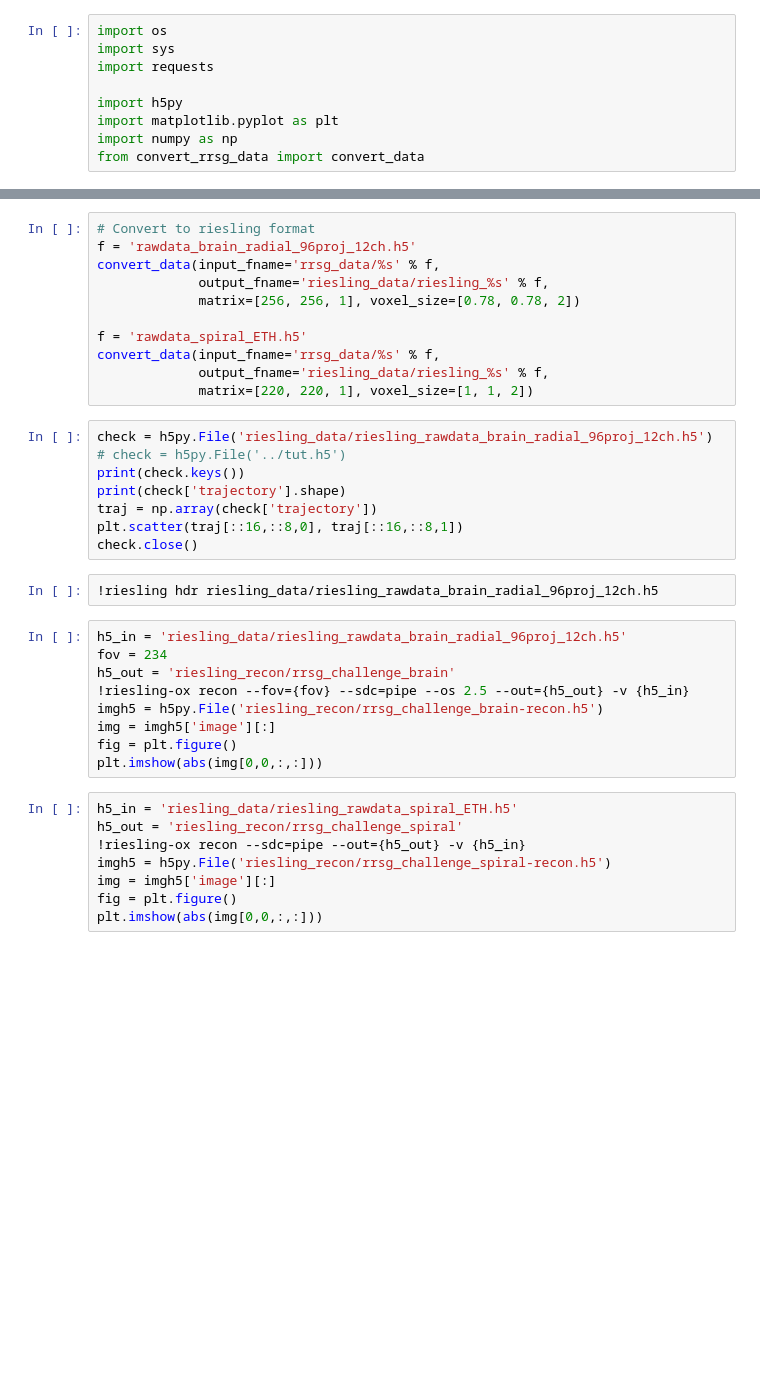
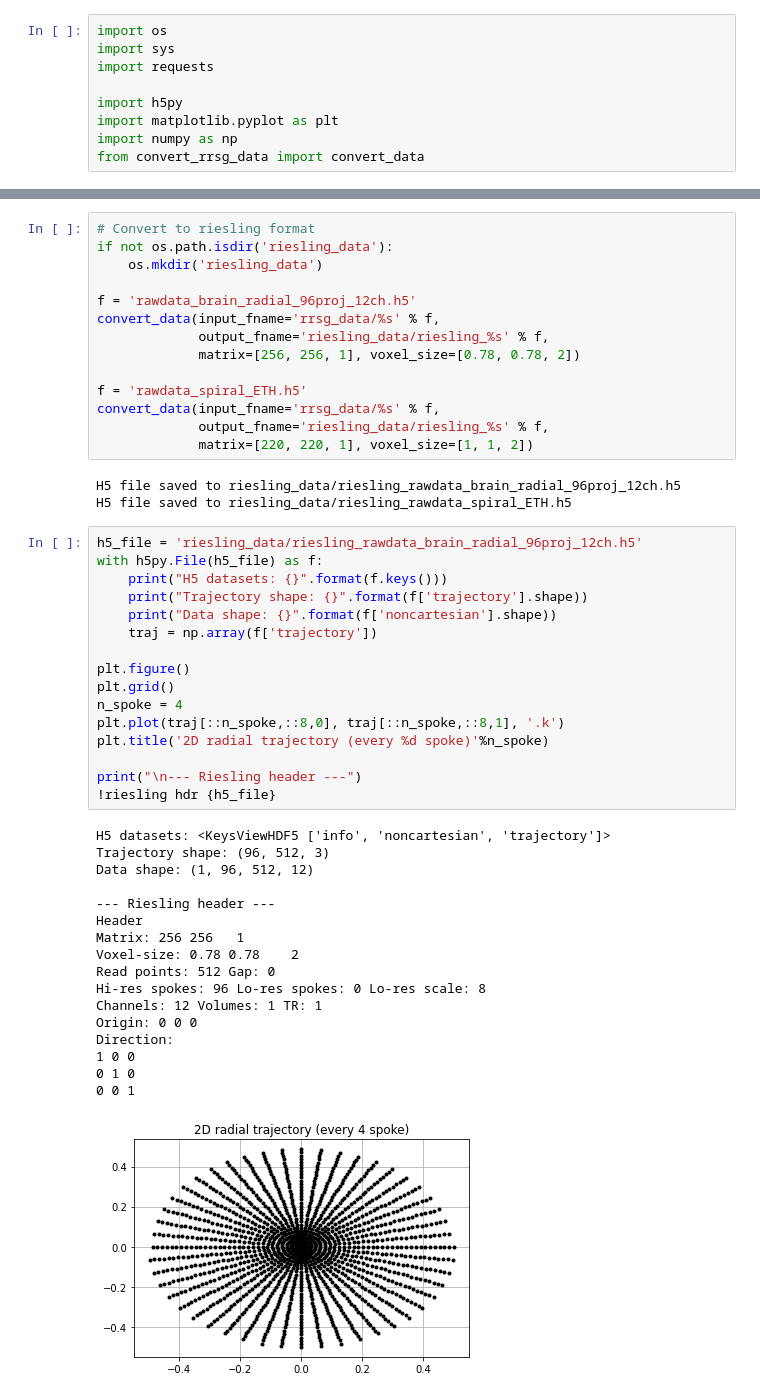
Before and after one commit to spinicist/old-riesling-examples, a Jupyter notebook: rrsg_cg-sense/rrsg_demo.ipynb, the cells around one changed output, grey strips where cells are left out. Saved outputs shown, nothing was run; the diff lists cells and outputs as text; blank space fills up the shorter version.

Commit message:
Working example with plotting

```diff
--- a/rrsg_cg-sense/rrsg_demo.ipynb
+++ b/rrsg_cg-sense/rrsg_demo.ipynb
@@ -24,5 +28,8 @@ for f in zenodo_files:
 # %%
 # Convert to riesling format
+if not os.path.isdir('riesling_data'):
+    os.mkdir('riesling_data')
+
 f = 'rawdata_brain_radial_96proj_12ch.h5'
 convert_data(input_fname='rrsg_data/%s' % f,
              output_fname='riesling_data/riesling_%s' % f,
@@ -32,30 +39,40 @@ f = 'rawdata_spiral_ETH.h5'
 convert_data(input_fname='rrsg_data/%s' % f,
              output_fname='riesling_data/riesling_%s' % f,
              matrix=[220, 220, 1], voxel_size=[1, 1, 2])
+# %% [output]
+H5 file saved to riesling_data/riesling_rawdata_brain_radial_96proj_12ch.h5
+H5 file saved to riesling_data/riesling_rawdata_spiral_ETH.h5
-# %%
-check = h5py.File('riesling_data/riesling_rawdata_brain_radial_96proj_12ch.h5')
-# check = h5py.File('../tut.h5')
-print(check.keys())
-print(check['trajectory'].shape)
-traj = np.array(check['trajectory'])
-plt.scatter(traj[::16,::8,0], traj[::16,::8,1])
-check.close()
-# %%
-!riesling hdr riesling_data/riesling_rawdata_brain_radial_96proj_12ch.h5
-# %%
-h5_in = 'riesling_data/riesling_rawdata_brain_radial_96proj_12ch.h5'
-fov = 234
-h5_out = 'riesling_recon/rrsg_challenge_brain'
-!riesling-ox recon --fov={fov} --sdc=pipe --os 2.5 --out={h5_out} -v {h5_in}
-imgh5 = h5py.File('riesling_recon/rrsg_challenge_brain-recon.h5')
-img = imgh5['image'][:]
-fig = plt.figure()
-plt.imshow(abs(img[0,0,:,:]))
-# %%
-h5_in = 'riesling_data/riesling_rawdata_spiral_ETH.h5'
-h5_out = 'riesling_recon/rrsg_challenge_spiral'
-!riesling-ox recon --sdc=pipe --out={h5_out} -v {h5_in}
-imgh5 = h5py.File('riesling_recon/rrsg_challenge_spiral-recon.h5')
-img = imgh5['image'][:]
-fig = plt.figure()
-plt.imshow(abs(img[0,0,:,:]))
+# %%
+h5_file = 'riesling_data/riesling_rawdata_brain_radial_96proj_12ch.h5'
+with h5py.File(h5_file) as f:
+    print("H5 datasets: {}".format(f.keys()))
+    print("Trajectory shape: {}".format(f['trajectory'].shape))
+    print("Data shape: {}".format(f['noncartesian'].shape))
+    traj = np.array(f['trajectory'])
+
+plt.figure()
+plt.grid()
+n_spoke = 4
+plt.plot(traj[::n_spoke,::8,0], traj[::n_spoke,::8,1], '.k')
+plt.title('2D radial trajectory (every %d spoke)'%n_spoke)
+
+print("\n--- Riesling header ---")
+!riesling hdr {h5_file}
+# %% [output]
+H5 datasets: <KeysViewHDF5 ['info', 'noncartesian', 'trajectory']>
+Trajectory shape: (96, 512, 3)
+Data shape: (1, 96, 512, 12)
+
+--- Riesling header ---
+Header
+Matrix: 256 256   1
+Voxel-size: 0.78 0.78    2
+Read points: 512 Gap: 0
+Hi-res spokes: 96 Lo-res spokes: 0 Lo-res scale: 8
+Channels: 12 Volumes: 1 TR: 1
+Origin: 0 0 0
+Direction:
+1 0 0
+0 1 0
+0 0 1
+[figure, added]
```
Also changed, not shown: parts of 4 cells of this notebook, 1 other file.
